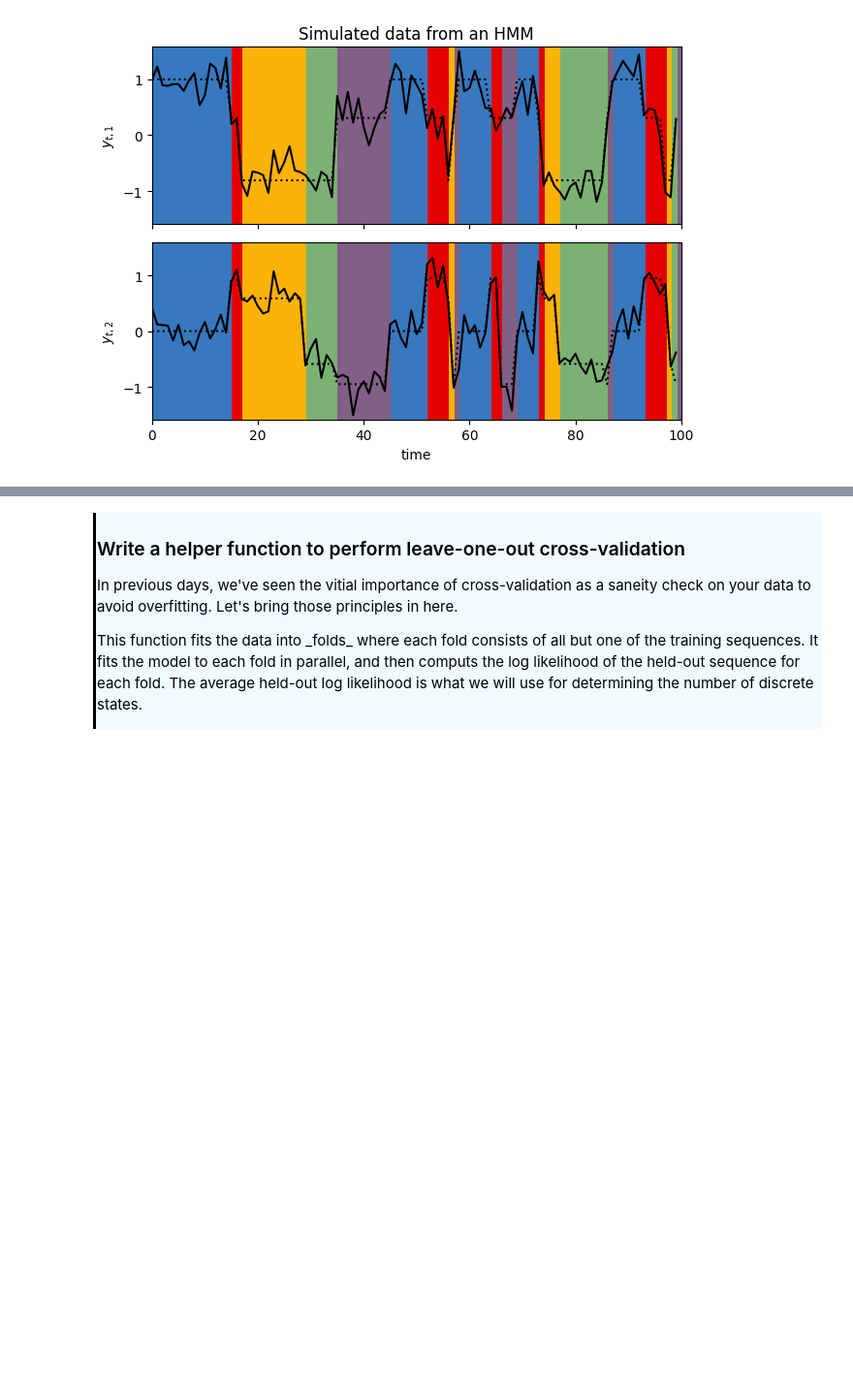
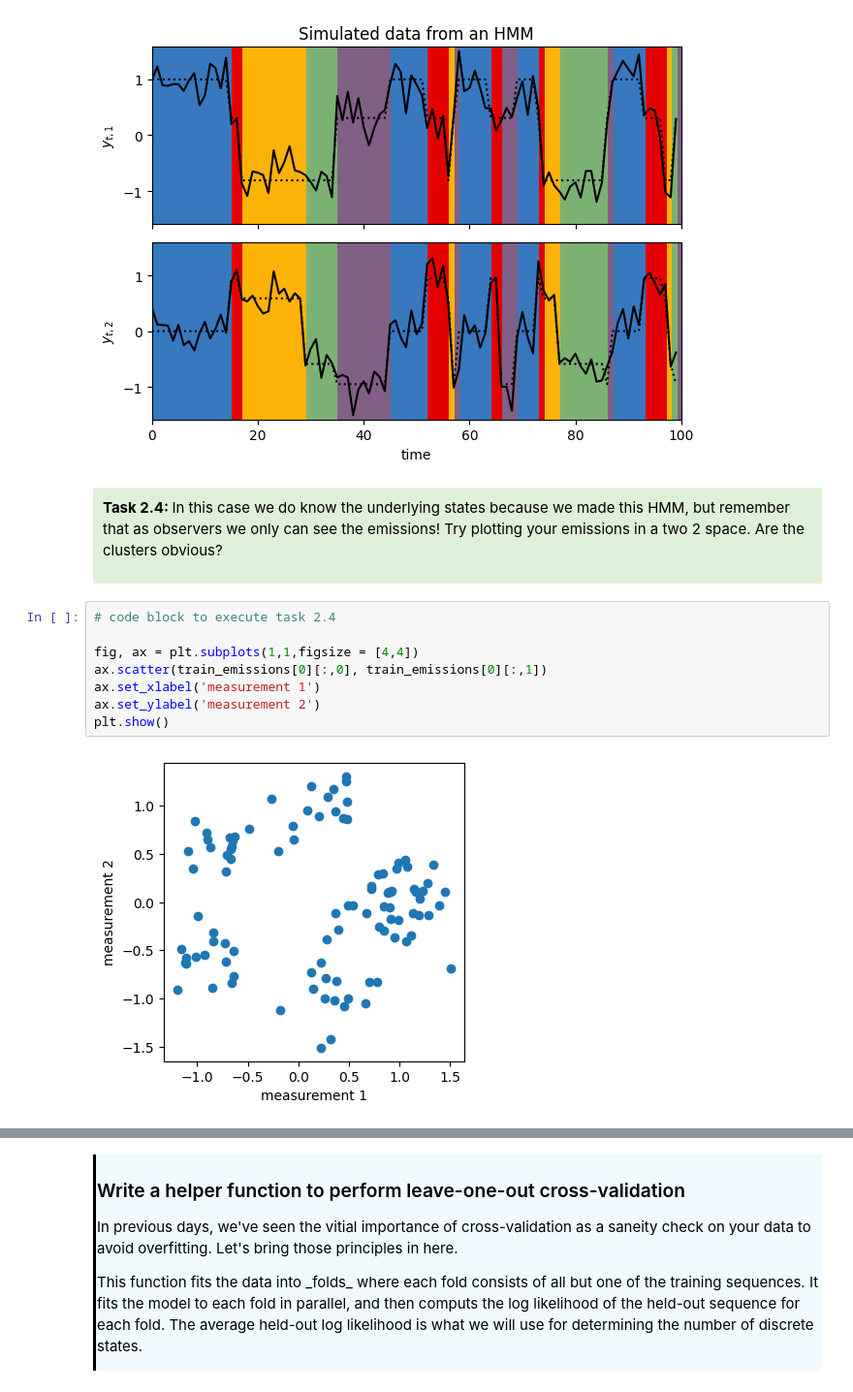
Before and after one commit to AllenSWDB/swdb_visualbehavior_template, a Jupyter notebook: code/Workshop_2.ipynb, the cells around one changed output, grey strips where cells are left out. Shown at 97% size. Saved outputs shown, nothing was run; the diff lists cells and outputs as text; blank space fills up the shorter version.

```diff
--- a/code/Workshop_2.ipynb
+++ b/code/Workshop_2.ipynb
@@ -365,3 +415,17 @@ plot_gaussian_hmm(hmm, true_params, train_emissions[0], train_true_states[0],
 plot_gaussian_hmm_data(hmm, true_params, train_emissions[0], train_true_states[0])
 # %% [output]
 [figure]
+# %% [markdown]
+<div style="background: #DFF0D8; border-radius: 3px; padding: 10px;">
+<p><b>Task 2.4: </b> In this case we do know the underlying states because we made this HMM, but remember that as observers we only can see the emissions! Try plotting your emissions in a two 2 space. Are the clusters obvious?
+</div>
+# %%
+# code block to execute task 2.4
+
+fig, ax = plt.subplots(1,1,figsize = [4,4])
+ax.scatter(train_emissions[0][:,0], train_emissions[0][:,1])
+ax.set_xlabel('measurement 1')
+ax.set_ylabel('measurement 2')
+plt.show()
+# %% [output]
+[figure, added]
```
Also changed, not shown: parts of 14 cells of this notebook, 4 other files.
